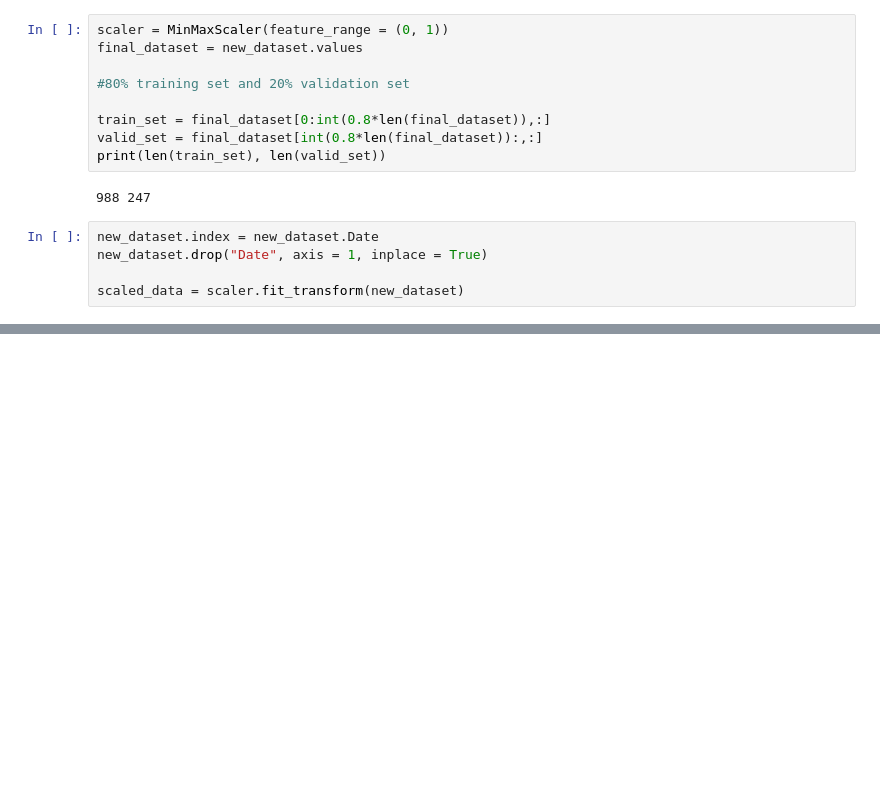
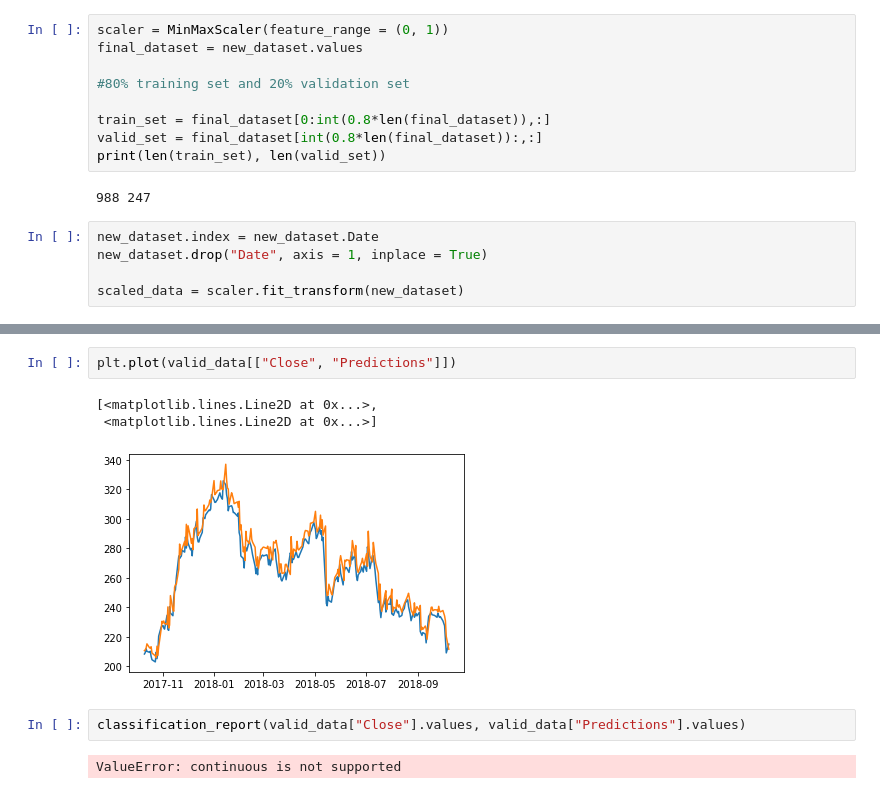
Before and after one commit to sam505/Predicting_Stock_Prices, a Jupyter notebook: Predicting_Stock_Prices.ipynb, the cells around one changed output, grey strips where cells are left out. Cells and saved outputs as stored; diff of their text form; blank space fills up the shorter version.

```diff
--- a/Predicting_Stock_Prices.ipynb
+++ b/Predicting_Stock_Prices.ipynb
@@ -80,0 +184,10 @@ scaled_data = scaler.fit_transform(new_dataset)
+# %%
+plt.plot(valid_data[["Close", "Predictions"]])
+# %% [output]
+[<matplotlib.lines.Line2D at 0x...>,
+ <matplotlib.lines.Line2D at 0x...>]
+[figure, added]
+# %%
+classification_report(valid_data["Close"].values, valid_data["Predictions"].values)
+# %% [output]
+ValueError: continuous is not supported
```
Also changed, not shown: parts of 13 cells of this notebook, 1 other file.
